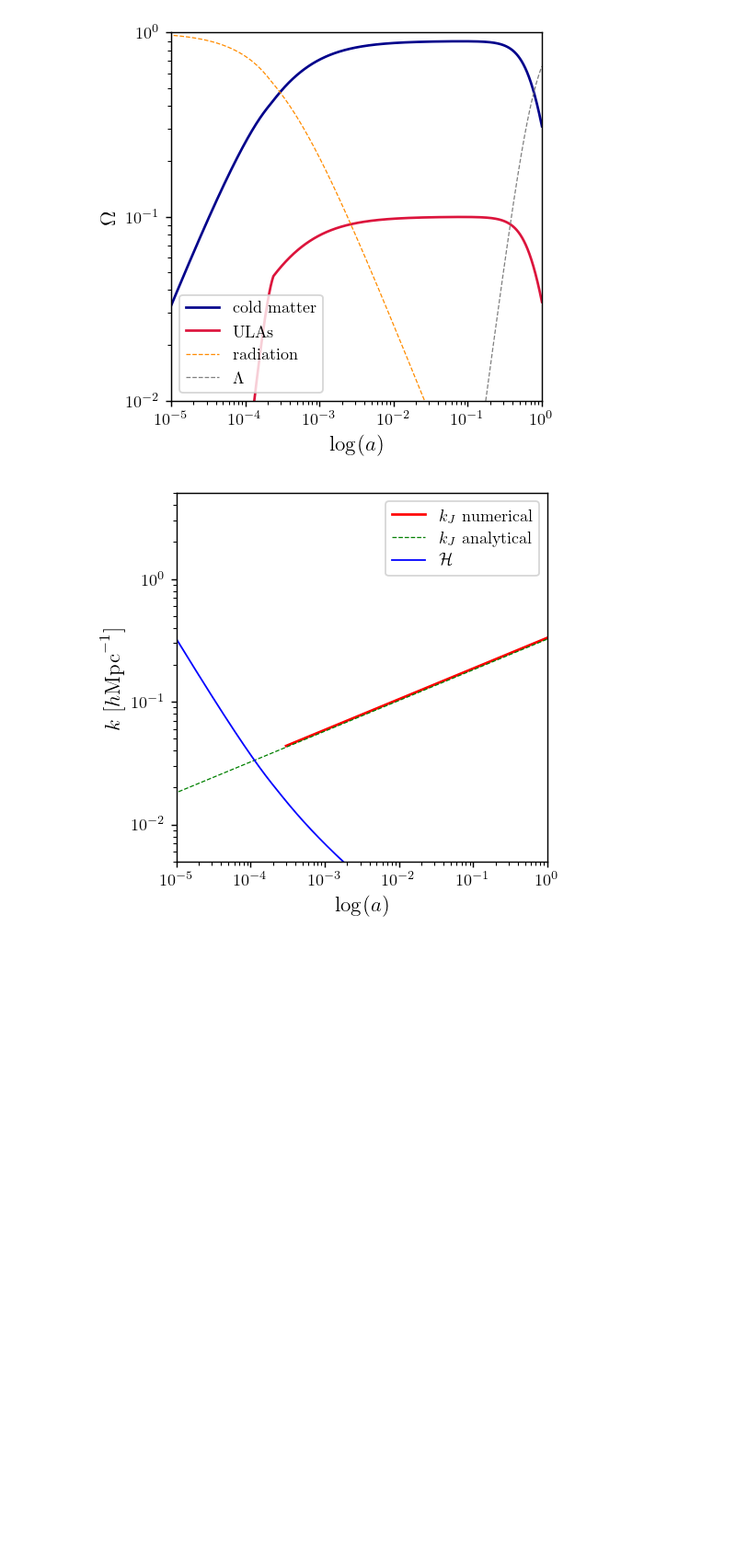
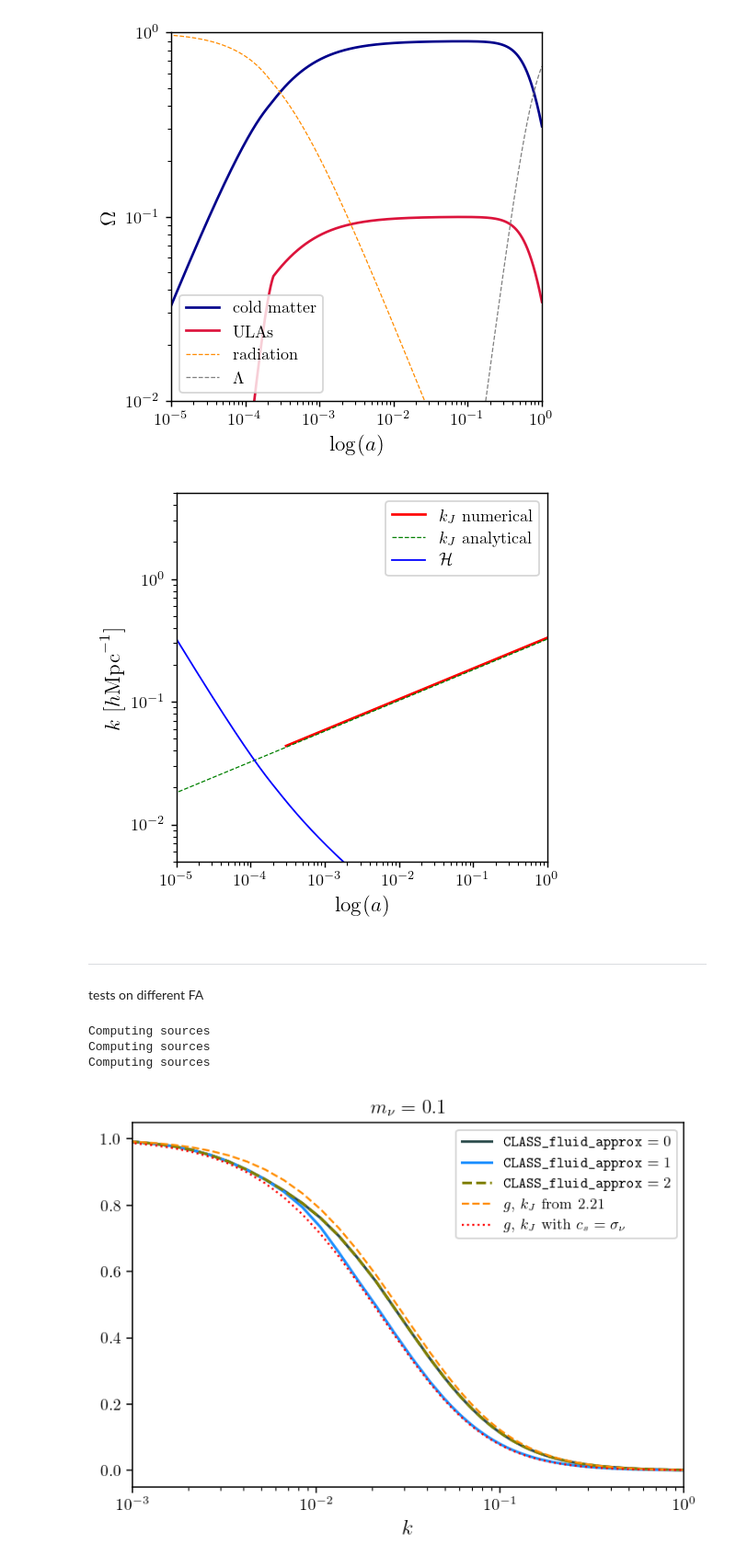
Before and after one commit to fverd/class, a Jupyter notebook: soundspeed-scripts/match_kJ.ipynb, the cells around one changed output. Shown: that part at 92% size. Drawn from its saved outputs; the diff is of its cells as text; code cells hidden in the pictures; blank space fills up the shorter version.

```diff
--- a/soundspeed-scripts/match_kJ.ipynb
+++ b/soundspeed-scripts/match_kJ.ipynb
@@ -339,3 +339,73 @@ plt.xlabel(r'$\log(a)$', fontsize=13)
 plt.show()
 # %% [output]
 [figure]
+# %% [markdown]
+---
+tests on different FA
+# %%
+nuCDM = Class()
+nuCDM.set(common_settings)
+# pass input parameters
+
+nuCDM = Class()
+nuCDM.set(common_settings)
+Mnu= 0.3
+nuCDM.set({
+    'N_ur': 2.0328,
+    'background_verbose':0,
+    # 'N_ncdm':1,
+    # 'm_ncdm':Mnu,
+    'N_ncdm':3,
+    'm_ncdm':f'{Mnu/3},{Mnu/3},{Mnu/3}',
+    'ncdm_fluid_approximation':0,
+})
+nuCDM.compute()
+
+zeval = 0.5
+chi_tk_k = nuCDM.get_transfer(z=zeval)
+kEval=chi_tk_k['k (h/Mpc)']
+d_nu_k=-chi_tk_k['d_ncdm[0]']
+d_cdm_k=-chi_tk_k['d_cdm']
+
+plt.figure(figsize=(6,4), dpi=140)
+
+
+nuCDM.set({'ncdm_fluid_approximation':0,})
+nuCDM.compute()
+chi_tk_k = nuCDM.get_transfer(z=zeval)
+plt.plot(kEval, chi_tk_k['d_ncdm[0]']/chi_tk_k['d_cdm'],'darkslategray', linewidth=1.6,label=r'$\texttt{CLASS_fluid_approx}=0$')
+
+nuCDM.set({'ncdm_fluid_approximation':1,})
+nuCDM.compute()
+chi_tk_k = nuCDM.get_transfer(z=zeval)
+plt.plot(kEval, chi_tk_k['d_ncdm[0]']/chi_tk_k['d_cdm'],'dodgerblue', linewidth=1.6,label=r'$\texttt{CLASS_fluid_approx}=1$')
+
+nuCDM.set({'ncdm_fluid_approximation':2,})
+nuCDM.compute()
+chi_tk_k = nuCDM.get_transfer(z=zeval)
+plt.plot(kEval, chi_tk_k['d_ncdm[0]']/chi_tk_k['d_cdm'],'olive', linewidth=1.6, linestyle='--',label=r'$\texttt{CLASS_fluid_approx}=2$')
+
+# nuCDM.set({'ncdm_fluid_approximation':3,})
+# nuCDM.compute()
+# chi_tk_k = nuCDM.get_transfer(z=zeval)
+# plt.plot(kEval, chi_tk_k['d_ncdm[0]']/chi_tk_k['d_cdm'],'k', linewidth=1.6,label=r'$\texttt{CLASS}$ no fluid approx')
+
+
+kJestnu = 5.e-2 * (Mnu/3/0.1) * pow(0.666,1/2)* np.sqrt(nuCDM.Omega0_m()/0.3)
+plt.plot(kEval, g_an(-2*np.log(kEval/(kJestnu))),'darkorange', linestyle='--', linewidth=1.2,label=r'$g$, $k_J$ from 2.21 ')
+
+kJestnu = np.sqrt(5/9)* 5.e-2 * (Mnu/3/0.1) * pow(0.666,1/2)* np.sqrt(nuCDM.Omega0_m()/0.3)
+plt.plot(kEval, g_an(-2*np.log(kEval/(kJestnu))),'red', linestyle=':', linewidth=1.2,label=r'$g$, $k_J$ with $c_s=\sigma_\nu$')
+
+plt.xscale('log')
+plt.xlabel(r'$k$', fontsize=13)
+plt.legend(loc='upper right', fontsize=9)
+plt.xlim([1.e-3,1])
+plt.title(r'$m_\nu=0.1$')
+# plt.savefig('/home/fverdian/class/soundspeed-scripts/lincompare.pdf', bbox_inches='tight')
+plt.show()
+# %% [output]
+Computing sources
+Computing sources
+Computing sources
+[figure, added]
```
Also changed, not shown: parts of 5 cells of this notebook, 3 other files.
